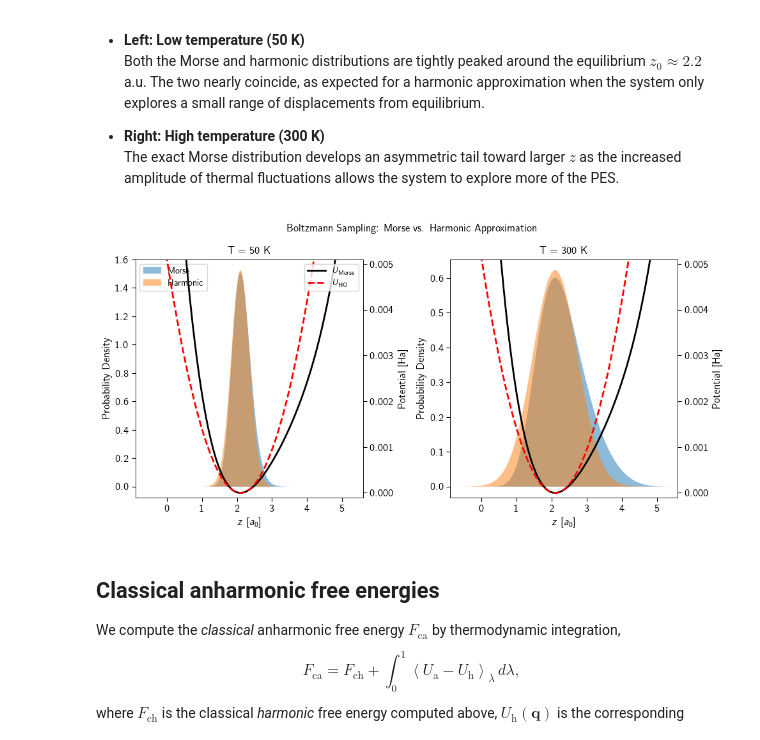
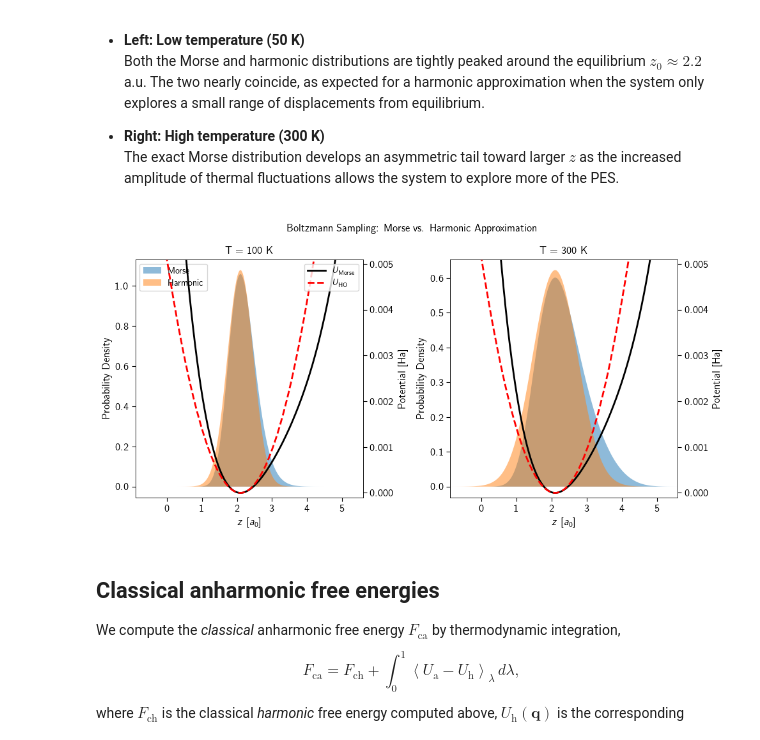
Before and after one commit to sabia-group/i-PI-tutorial, a Jupyter notebook: 02-free-energy/tutorial_free_energy.ipynb, the cells around one changed output. Saved outputs shown, nothing was run; the diff lists cells and outputs as text; code cells hidden in the pictures.

```diff
--- a/02-free-energy/tutorial_free_energy.ipynb
+++ b/02-free-energy/tutorial_free_energy.ipynb
@@ -359,11 +359,11 @@ Quantum harmonic free energy:
 - **Right: High temperature (300 K)**
   The exact Morse distribution develops an asymmetric tail toward larger $z$ as the increased amplitude of thermal fluctuations allows the system to explore more of the PES.
 # %%
-T1 = 50
+T1 = 100
 T2 = 300
 utils.plot_boltzmann_distribution_morse_vs_harmonic(T1,T2, span_z=(-3.0, 3.5), D=De, a=a, z0=z0, k=k)
 # %% [output]
-[figure, old version]
+[figure, new version]
 # %% [markdown]
 ## Classical anharmonic free energies
 
```
Also changed, not shown: parts of 3 cells of this notebook, 3 other files.
